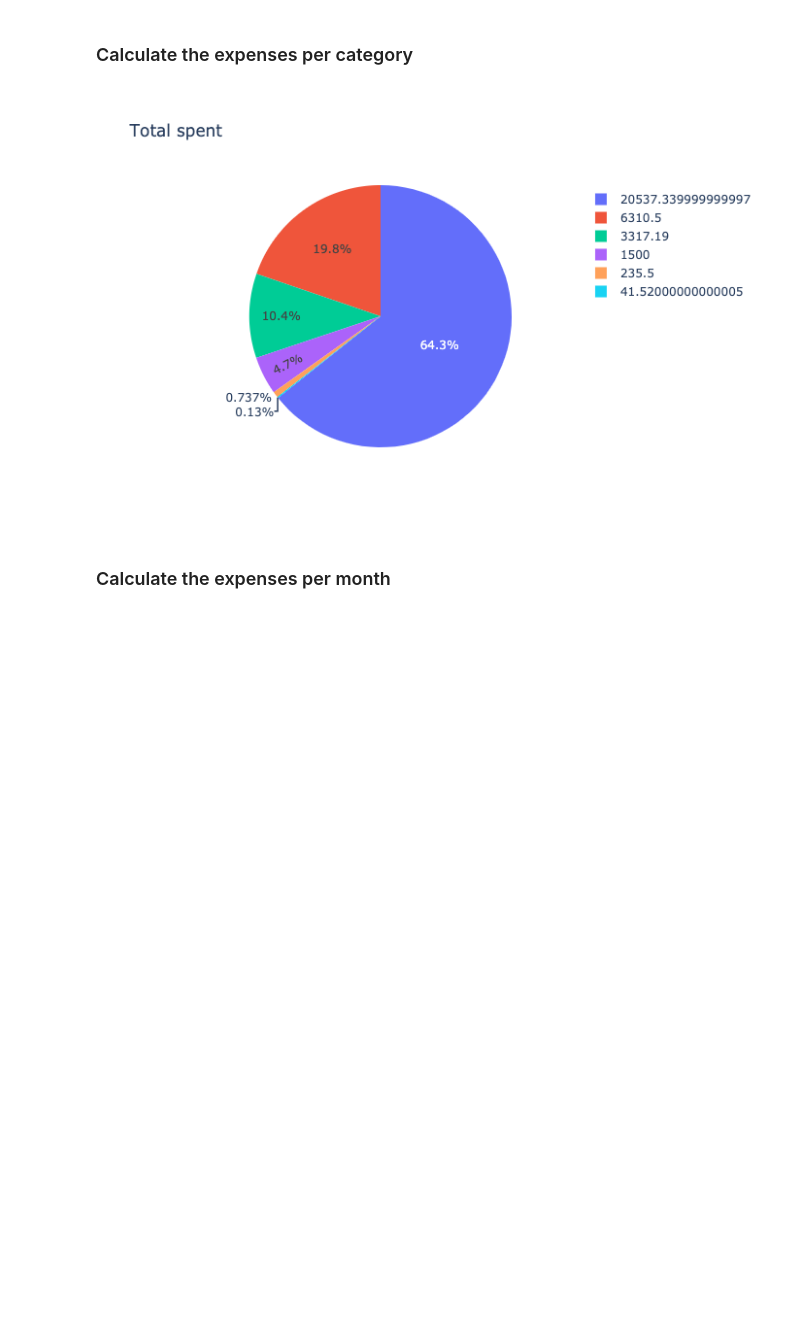
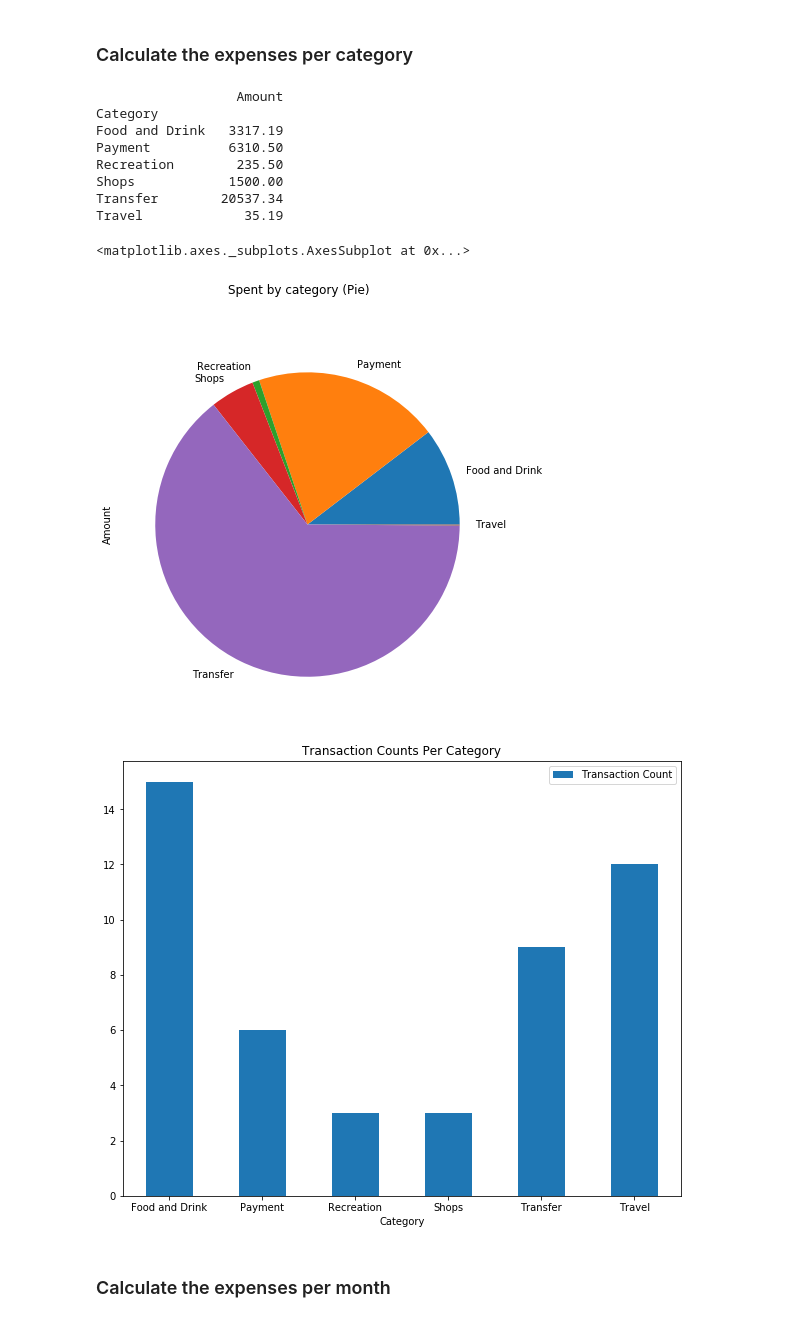
Before and after one commit to karlmunchaussen/API, a Jupyter notebook: account_summary.ipynb, the cells around one changed output. Saved outputs shown, nothing was run; the diff lists cells and outputs as text; code cells hidden in the pictures; blank space fills up the shorter version.

Commit message:
added charts

```diff
--- a/account_summary.ipynb
+++ b/account_summary.ipynb
@@ -176,13 +180,27 @@ In this section, you will use the transactions DataFrame to analyze the customer
 4. Plot the total expenses per month
 # %% [markdown]
 ### Calculate the expenses per category
-# %%
-total_spent_by_category = trans_data_df.groupby('Category').sum()
-#total_spent_by_category.plot.pie(subplots=True,figsize=(15,8),
-#                                 title="Spending per Category")
-# fig = px.pie(total_spent_by_category, values='Amount', names='Amount', title='Total spent')
-# num_transactions = trans_data_df.groupby('Category').count()
-# %% [output]
-[figure, removed]
+# %%
+total_spent_by_category = trans_data_df.groupby('Category').sum()
+print(total_spent_by_category)
+total_spent_by_category['Amount'].plot.pie(subplots=True,
+                               title='Spent by category (Pie)',
+                               figsize=(10,7))
+total_count_by_category = trans_data_df.filter(['Category','Amount']).groupby(['Category']).count()
+total_count_by_category.columns = ['Transaction Count']
+total_count_by_category.plot.bar(rot=360, title="Transaction Counts Per Category",
+                                 figsize=(10,8))
+# %% [output]
+                  Amount
+Category
+Food and Drink   3317.19
+Payment          6310.50
+Recreation        235.50
+Shops            1500.00
+Transfer        20537.34
+Travel             35.19
+<matplotlib.axes._subplots.AxesSubplot at 0x...>
+[figure, added]
+[figure, added]
 # %% [markdown]
 ### Calculate the expenses per month
```
Also changed, not shown: parts of 8 cells of this notebook.
